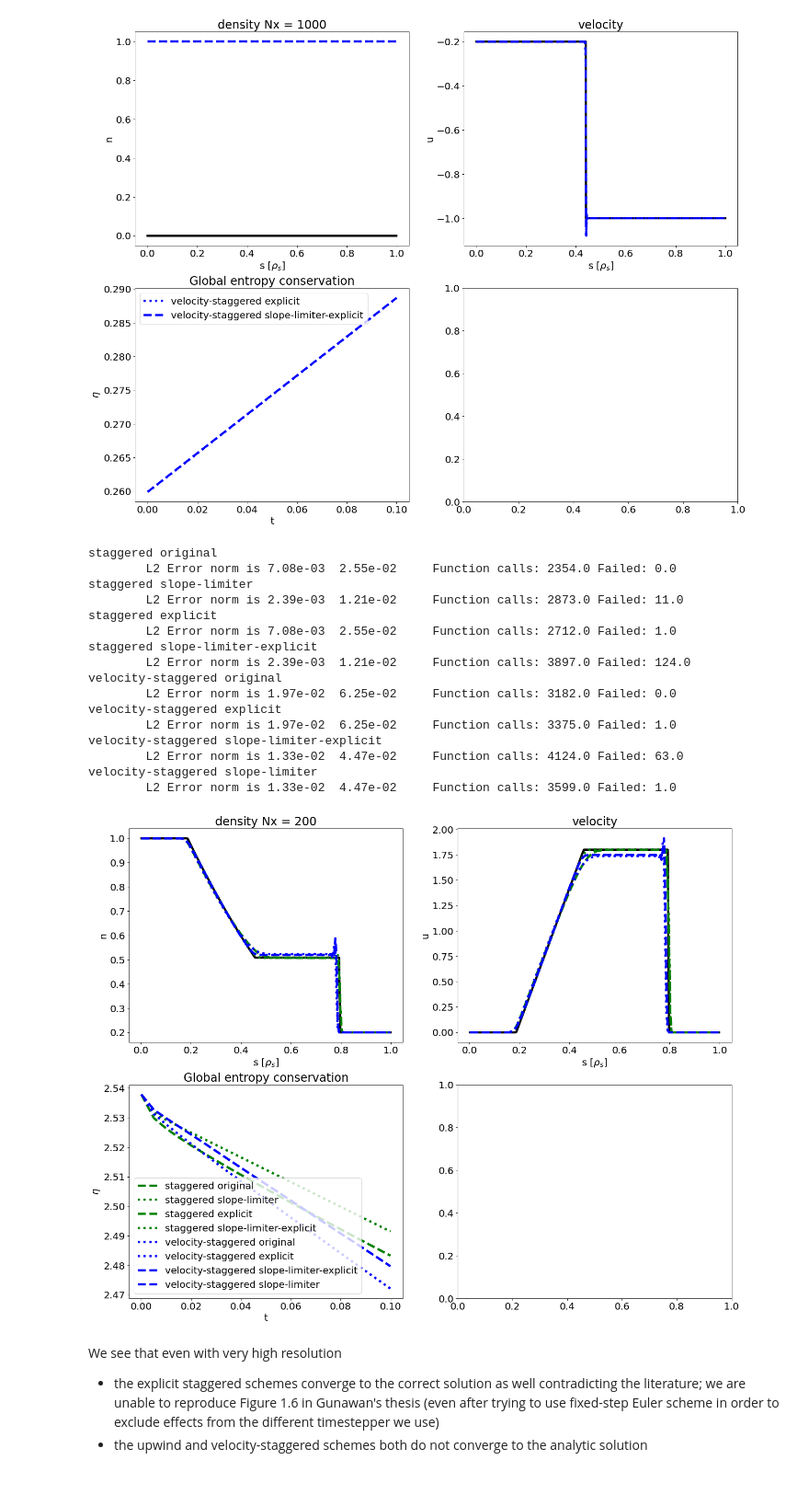
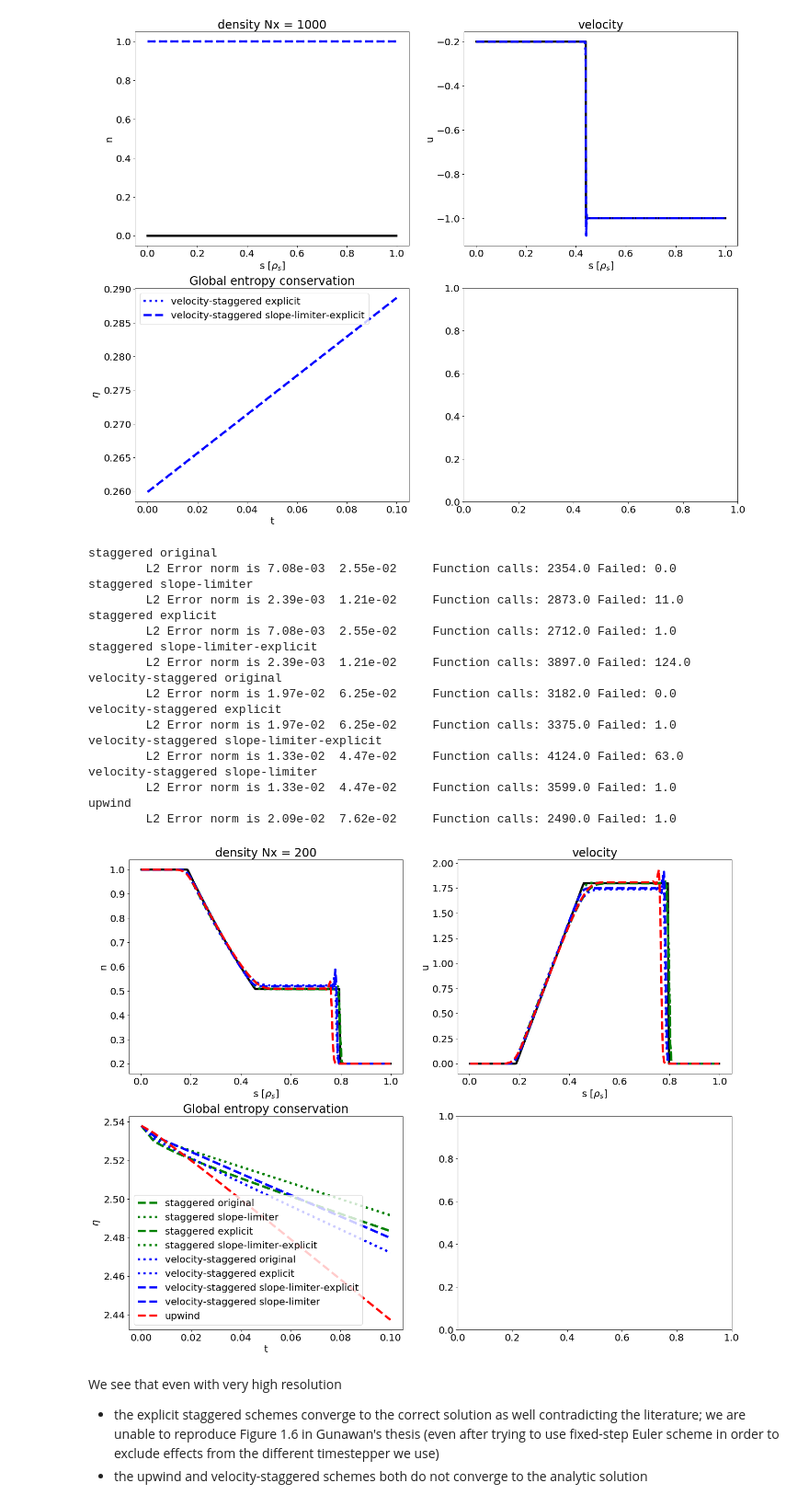
Before and after one commit to mwiesenberger/advection, a Jupyter notebook: OneDimensional.ipynb, the cells around one changed output. Shown at 92% size. Drawn from its saved outputs; the diff is of its cells as text; code cells hidden in the pictures.

```diff
--- a/OneDimensional.ipynb
+++ b/OneDimensional.ipynb
@@ -588,7 +588,7 @@ for p in [
 #     {"type" : "staggered-direct", "ls" : "y--"},
 #    {"type" : "log-staggered", "ls" : "o:", "variant": "explicit"},
 #    {"type" : "log-staggered", "ls" : "o--", "variant": "slope-limiter"},
-#    {"type" : "upwind", "ls" : "r--"},
+   {"type" : "upwind", "ls" : "r--"},
 #    {"type" : "upwind2", "ls" : "r:"},
          ] :
     params = make_navier_stokes_input()
@@ -601,34 +601,36 @@ for p in [
     params["timestepper"]["type"] = "ARK"
     params["timestepper"]["tableau"]  = "ARK-4-2-3"
     if( p["type"] == "upwind" or p["type"] == "upwind2"
        or p["type"] == "centered" or p["type"] == "staggered-direct"
        or p["type"] == "log-staggered"):
         params["timestepper"]["type"] = "ERK"
         params["timestepper"]["tableau"]  = "Bogacki-Shampine-4-2-3"
     elif( p["variant"] == "explicit" or p["variant"] == "slope-limiter-explicit") :
         params["timestepper"]["type"] = "ERK"
         params["timestepper"]["tableau"]  = "Bogacki-Shampine-4-2-3"
     params["advection"] = p
     p_list.append(params)
 plot_navier_stokes(p_list)
 # %% [output]
 staggered original
         L2 Error norm is 7.08e-03  2.55e-02     Function calls: 2354.0 Failed: 0.0
 staggered slope-limiter
         L2 Error norm is 2.39e-03  1.21e-02     Function calls: 2873.0 Failed: 11.0
 staggered explicit
         L2 Error norm is 7.08e-03  2.55e-02     Function calls: 2712.0 Failed: 1.0
 staggered slope-limiter-explicit
         L2 Error norm is 2.39e-03  1.21e-02     Function calls: 3897.0 Failed: 124.0
 velocity-staggered original
         L2 Error norm is 1.97e-02  6.25e-02     Function calls: 3182.0 Failed: 0.0
 velocity-staggered explicit
         L2 Error norm is 1.97e-02  6.25e-02     Function calls: 3375.0 Failed: 1.0
 velocity-staggered slope-limiter-explicit
         L2 Error norm is 1.33e-02  4.47e-02     Function calls: 4124.0 Failed: 63.0
 velocity-staggered slope-limiter
         L2 Error norm is 1.33e-02  4.47e-02     Function calls: 3599.0 Failed: 1.0
+upwind
+        L2 Error norm is 2.09e-02  7.62e-02     Function calls: 2490.0 Failed: 1.0
-[figure, old version]
+[figure, new version]
 # %% [markdown]
 We see that even with very high resolution
 - the explicit staggered schemes converge to the correct solution as well contradicting the literature; we are unable to reproduce Figure 1.6 in Gunawan's thesis (even after trying to use fixed-step Euler scheme in order to exclude effects from the different timestepper we use)
```
Also changed, not shown: parts of 1 cell of this notebook.
